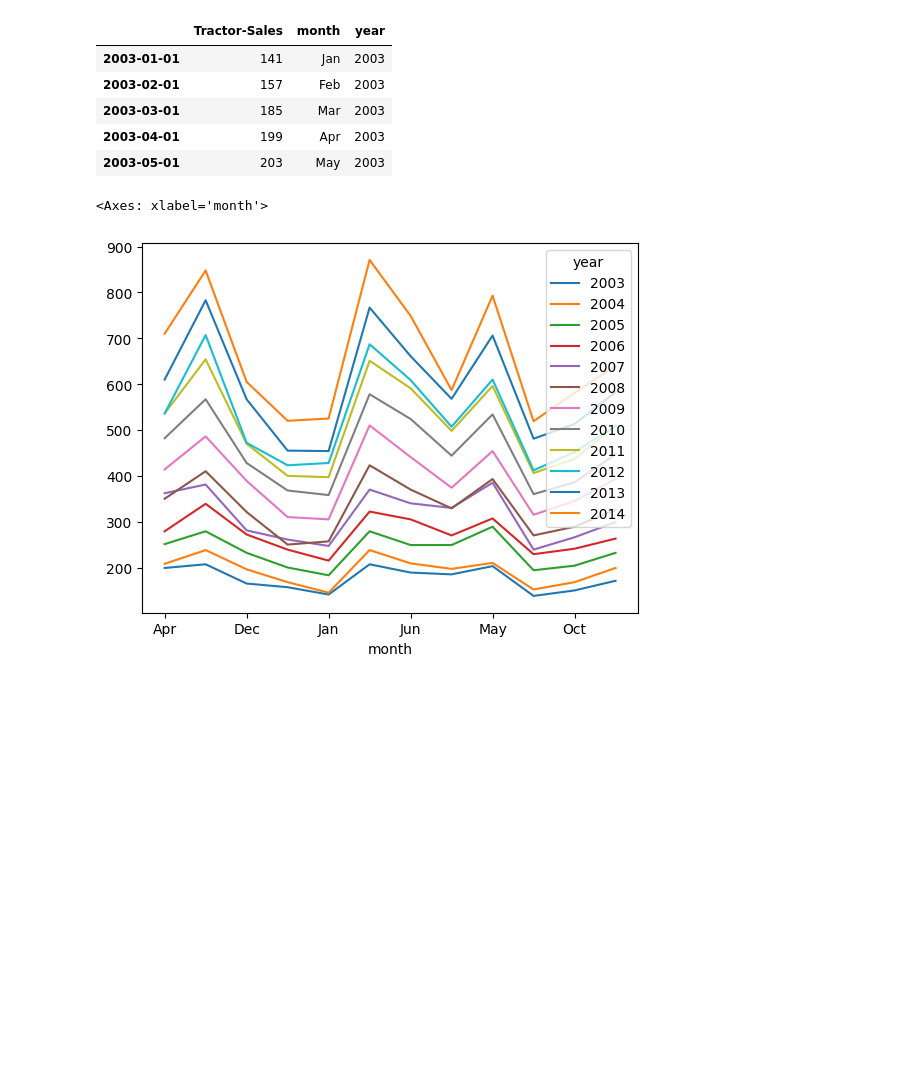
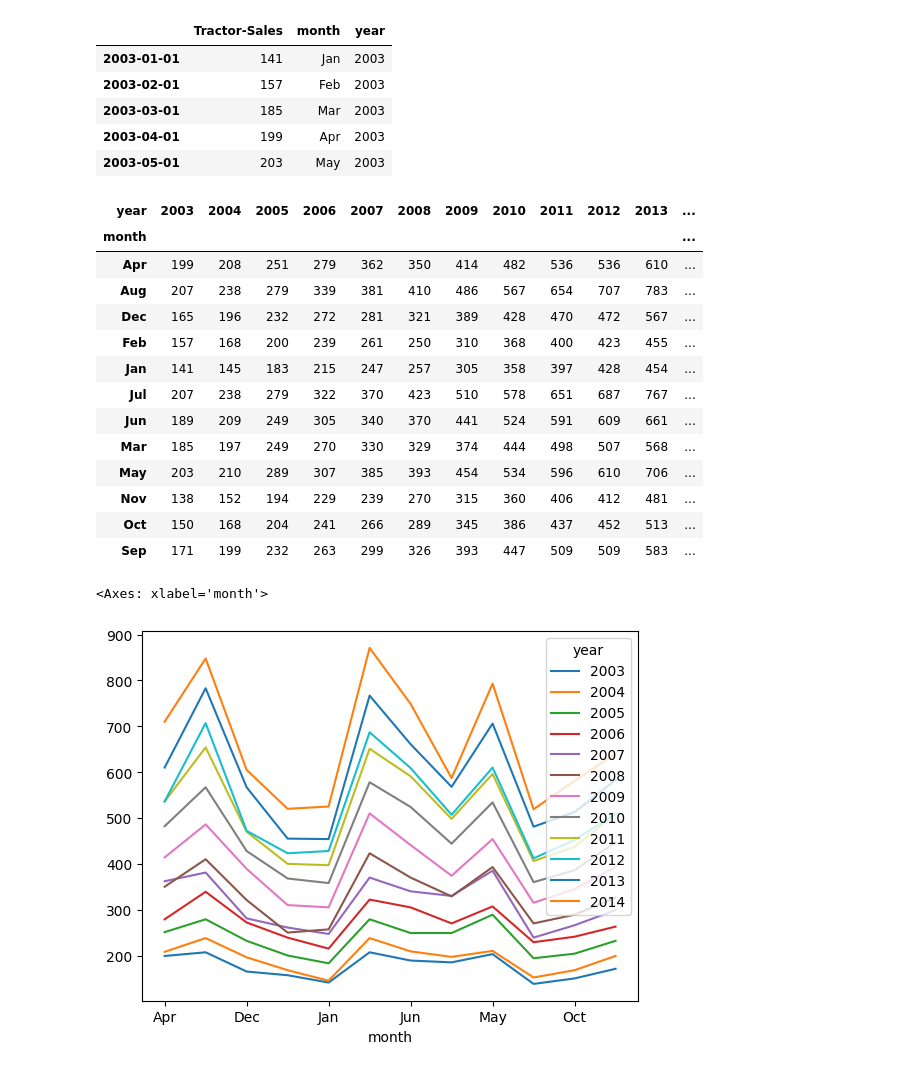
Before and after one commit to pradeepradee1/DataScience, a Jupyter notebook: M4_TSA/M1_TSA/Live_Class_implementation.ipynb, the cells around one changed output. Cells and saved outputs as stored; diff of their text form; code cells hidden in the pictures; blank space fills up the shorter version.

```diff
--- a/M4_TSA/M1_TSA/Live_Class_implementation.ipynb
+++ b/M4_TSA/M1_TSA/Live_Class_implementation.ipynb
@@ -347,6 +366,22 @@ dataset.head()
 | 2003-05-01 | 203 | May | 2003 |
 # %%
 update_data=pd.pivot(dataset,values="Tractor-Sales",index='month',columns='year')
+update_data
+# %% [output]
+| year | 2003 | 2004 | 2005 | 2006 | 2007 | 2008 | 2009 | 2010 | 2011 | 2012 | 2013 | ... |
+| month |  |  |  |  |  |  |  |  |  |  |  | ... |
+| Apr | 199 | 208 | 251 | 279 | 362 | 350 | 414 | 482 | 536 | 536 | 610 | ... |
+| Aug | 207 | 238 | 279 | 339 | 381 | 410 | 486 | 567 | 654 | 707 | 783 | ... |
+| Dec | 165 | 196 | 232 | 272 | 281 | 321 | 389 | 428 | 470 | 472 | 567 | ... |
+| Feb | 157 | 168 | 200 | 239 | 261 | 250 | 310 | 368 | 400 | 423 | 455 | ... |
+| Jan | 141 | 145 | 183 | 215 | 247 | 257 | 305 | 358 | 397 | 428 | 454 | ... |
+| Jul | 207 | 238 | 279 | 322 | 370 | 423 | 510 | 578 | 651 | 687 | 767 | ... |
+| Jun | 189 | 209 | 249 | 305 | 340 | 370 | 441 | 524 | 591 | 609 | 661 | ... |
+| Mar | 185 | 197 | 249 | 270 | 330 | 329 | 374 | 444 | 498 | 507 | 568 | ... |
+| May | 203 | 210 | 289 | 307 | 385 | 393 | 454 | 534 | 596 | 610 | 706 | ... |
+| Nov | 138 | 152 | 194 | 229 | 239 | 270 | 315 | 360 | 406 | 412 | 481 | ... |
+| Oct | 150 | 168 | 204 | 241 | 266 | 289 | 345 | 386 | 437 | 452 | 513 | ... |
+| Sep | 171 | 199 | 232 | 263 | 299 | 326 | 393 | 447 | 509 | 509 | 583 | ... |
 # %%
 update_data.plot()
 # %% [output]
```
Also changed, not shown: parts of 62 cells of this notebook.
